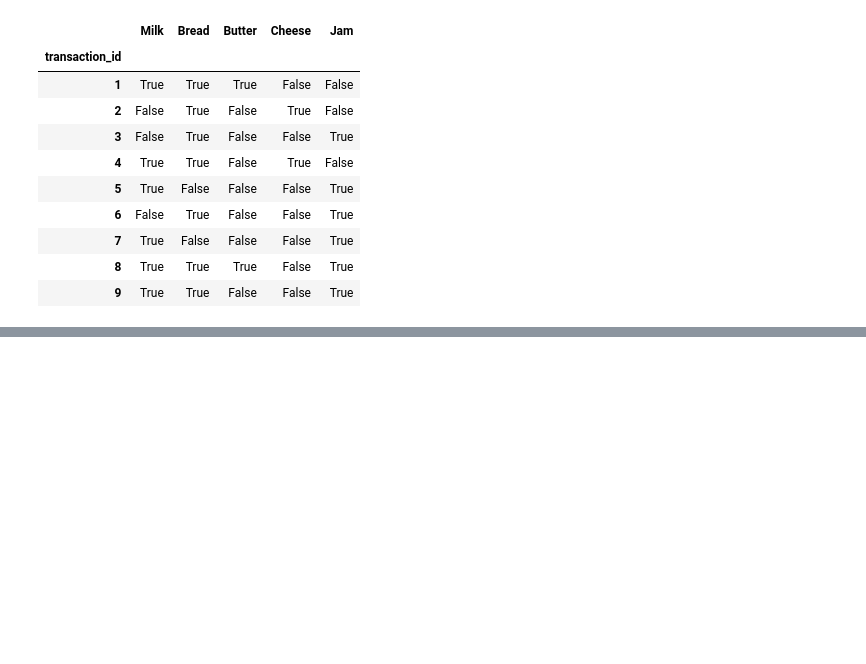
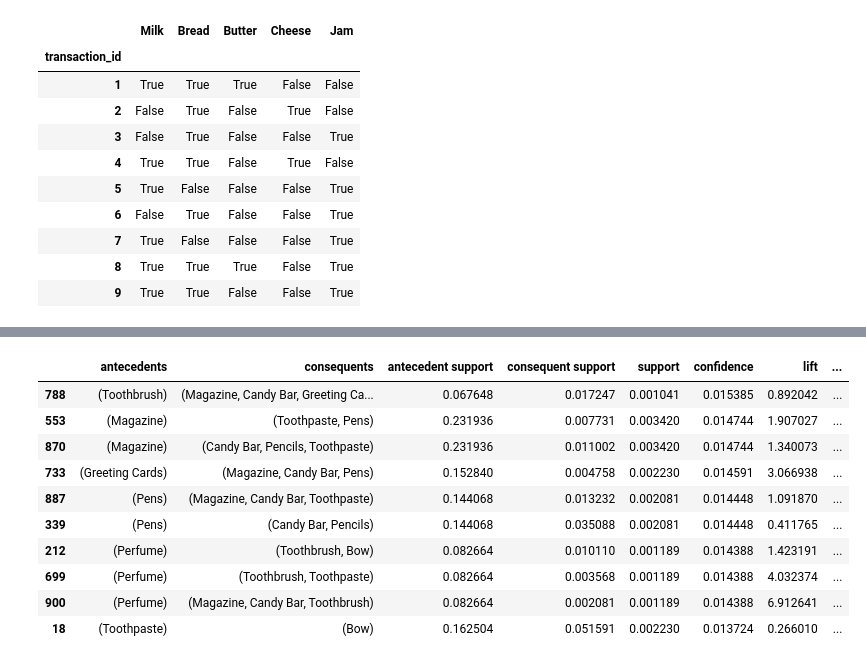
Before and after one commit to michael-robert-poole/Apriori, a Jupyter notebook: association_analysis.ipynb, the cells around one changed output, grey strips where cells are left out. Saved outputs shown, nothing was run; the diff lists cells and outputs as text; code cells hidden in the pictures; blank space fills up the shorter version.

```diff
--- a/association_analysis.ipynb
+++ b/association_analysis.ipynb
@@ -367,0 +331,6 @@ for r in rs:
+# %%
+pd.set_option('display.max_colwidth', 400)
+# %%
+shop_frequent_itemsets = apriori(df4, min_support=0.001, use_colnames=True)
+
+(shop_frequent_itemsets.head(500).tail(50))
@@ -367,0 +355,25 @@ for r in rs:
+# %%
+# Finding the association rules
+shop_rules = association_rules(shop_frequent_itemsets, metric="confidence", min_threshold=0.00001)
+
+
+# Sorting
+shop_rules.sort_values("confidence", ascending = False, inplace = True)
+
+# Previewing the associative rules
+
+
+#top 10 combinations of items frequently bought together
+shop_rules.head(10000).tail(900).head(700).tail(10)
+# %% [output]
+|  | antecedents | consequents | antecedent support | consequent support | support | confidence | lift | ... |
+| 788 | (Toothbrush) | (Magazine, Candy Bar, Greeting Ca... | 0.067648 | 0.017247 | 0.001041 | 0.015385 | 0.892042 | ... |
+| 553 | (Magazine) | (Toothpaste, Pens) | 0.231936 | 0.007731 | 0.003420 | 0.014744 | 1.907027 | ... |
+| 870 | (Magazine) | (Candy Bar, Pencils, Toothpaste) | 0.231936 | 0.011002 | 0.003420 | 0.014744 | 1.340073 | ... |
+| 733 | (Greeting Cards) | (Magazine, Candy Bar, Pens) | 0.152840 | 0.004758 | 0.002230 | 0.014591 | 3.066938 | ... |
+| 887 | (Pens) | (Magazine, Candy Bar, Toothpaste) | 0.144068 | 0.013232 | 0.002081 | 0.014448 | 1.091870 | ... |
+| 339 | (Pens) | (Candy Bar, Pencils) | 0.144068 | 0.035088 | 0.002081 | 0.014448 | 0.411765 | ... |
+| 212 | (Perfume) | (Toothbrush, Bow) | 0.082664 | 0.010110 | 0.001189 | 0.014388 | 1.423191 | ... |
+| 699 | (Perfume) | (Toothbrush, Toothpaste) | 0.082664 | 0.003568 | 0.001189 | 0.014388 | 4.032374 | ... |
+| 900 | (Perfume) | (Magazine, Candy Bar, Toothbrush) | 0.082664 | 0.002081 | 0.001189 | 0.014388 | 6.912641 | ... |
+| 18 | (Toothpaste) | (Bow) | 0.162504 | 0.051591 | 0.002230 | 0.013724 | 0.266010 | ... |
```
Also changed, not shown: parts of 47 cells of this notebook, 2 other files.
